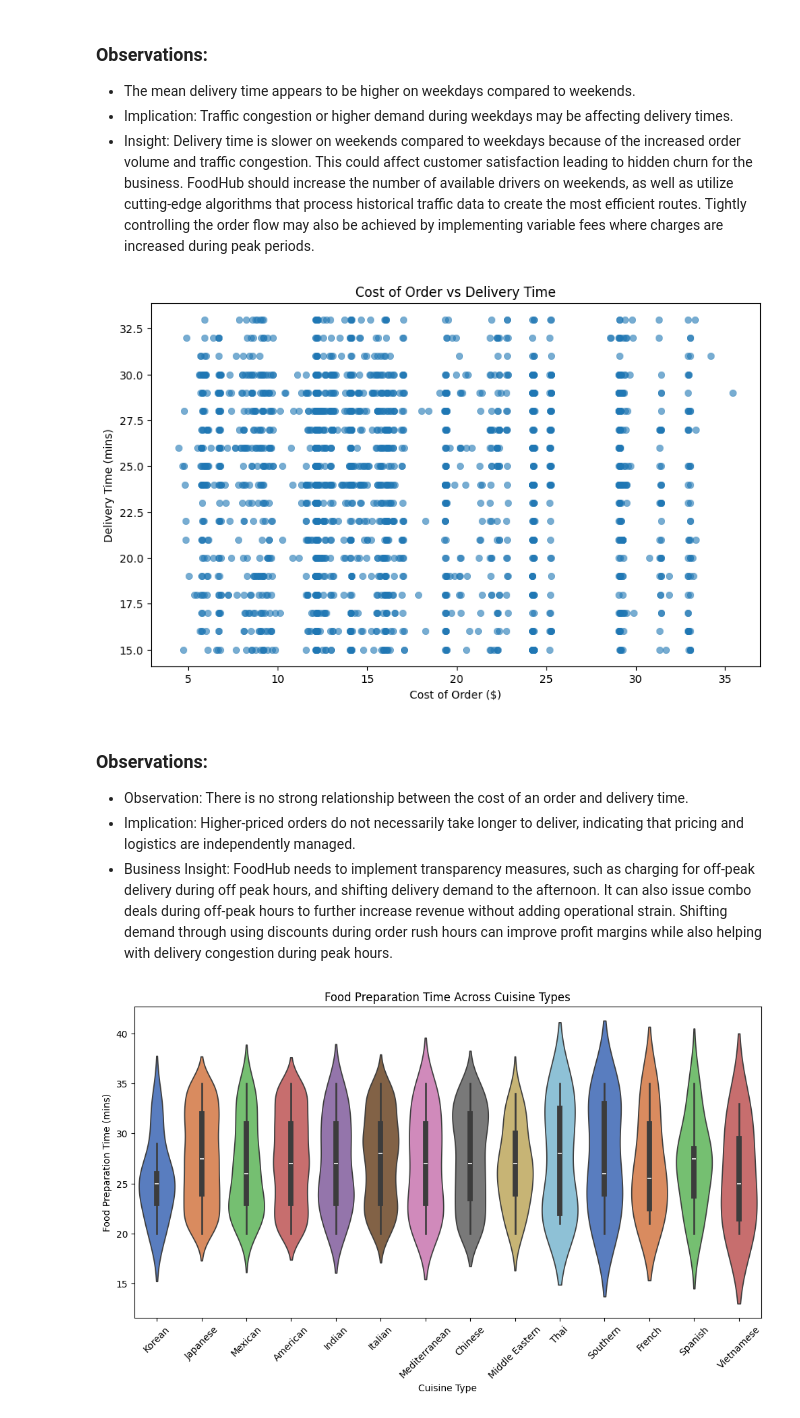
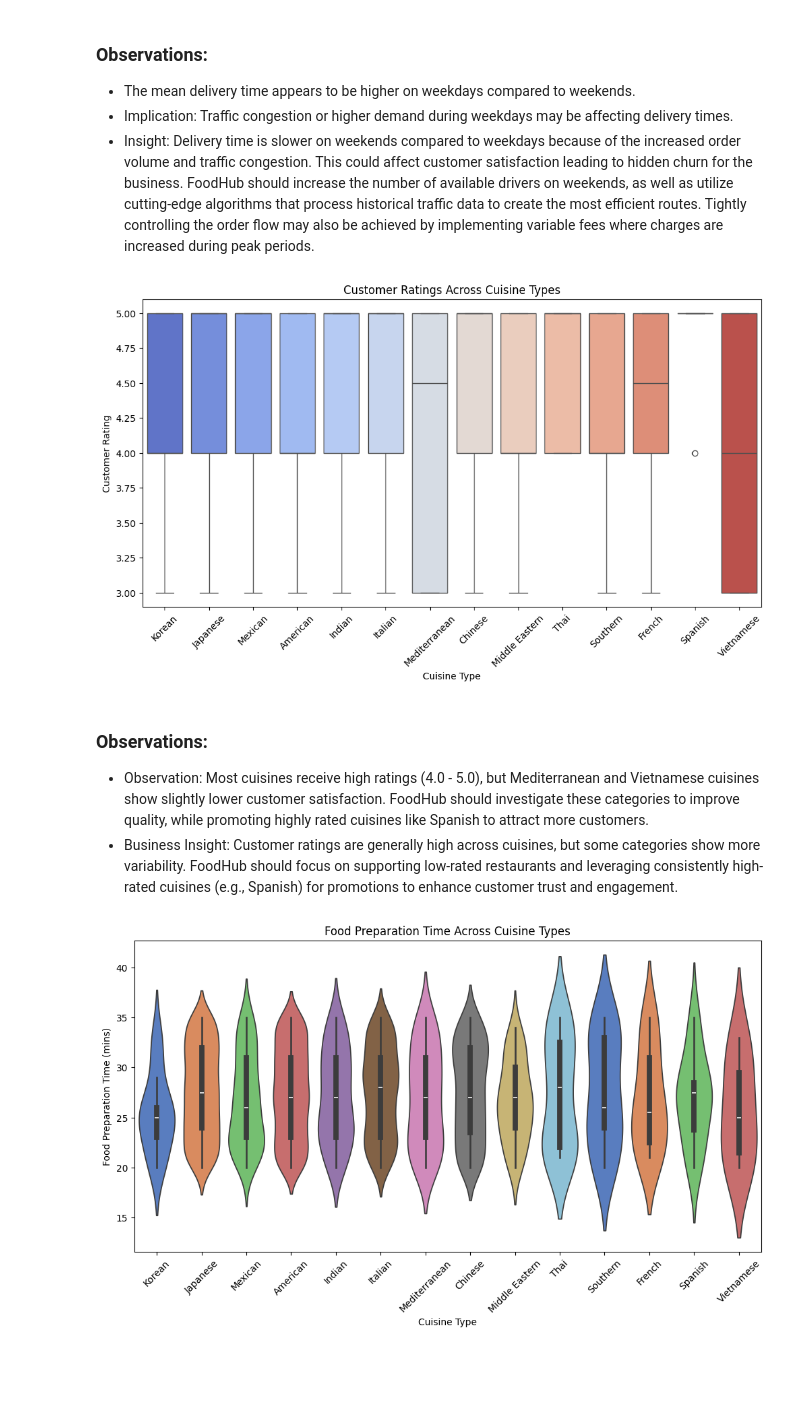
Before and after one commit to touro3/FoodHub-MITDS, a Jupyter notebook: FDS_Project_LearnerNotebook_FullCode.ipynb, the cells around one changed output. Cells and saved outputs as stored; diff of their text form; code cells hidden in the pictures; blank space fills up the shorter version.

Commit message:
final improvements

```diff
--- a/FDS_Project_LearnerNotebook_FullCode.ipynb
+++ b/FDS_Project_LearnerNotebook_FullCode.ipynb
@@ -466,22 +466,22 @@ plt.show()
 - The mean delivery time appears to be higher on weekdays compared to weekends.
 - Implication: Traffic congestion or higher demand during weekdays may be affecting delivery times.
 - Insight: Delivery time is slower on weekends compared to weekdays because of the increased order volume and traffic congestion. This could affect customer satisfaction leading to hidden churn for the business. FoodHub should increase the number of available drivers on weekends, as well as utilize cutting-edge algorithms that process historical traffic data to create the most efficient routes. Tightly controlling the order flow may also be achieved by implementing variable fees where charges are increased during peak periods.
-# %%
-# Scatterplot of cost of order vs delivery time
-plt.figure(figsize=(10, 6))
-sns.scatterplot(data=df, x="cost_of_the_order", y="delivery_time", alpha=0.6, edgecolor=None)
-plt.title("Cost of Order vs Delivery Time")
-plt.xlabel("Cost of Order ($)")
-plt.ylabel("Delivery Time (mins)")
-plt.show()
-# %% [output]
-[figure, removed]
-# %% [markdown]
-### Observations:
-
-- Observation: There is no strong relationship between the cost of an order and delivery time.
-- Implication: Higher-priced orders do not necessarily take longer to deliver, indicating that pricing and logistics are independently managed.
-- Business Insight: FoodHub needs to implement transparency measures, such as charging for off-peak delivery during off peak hours, and shifting delivery demand to the afternoon. It can also issue combo deals during off-peak hours to further increase revenue without adding operational strain. Shifting demand through using discounts during order rush hours can improve profit margins while also helping with delivery congestion during peak hours.
+# %%
+# Boxplot of Customer Ratings Across Cuisine Types
+plt.figure(figsize=(12, 6))
+sns.boxplot(data=df, x="cuisine_type", y="rating", hue=df["cuisine_type"], palette="coolwarm", legend=False)
+plt.xticks(rotation=45)
+plt.title("Customer Ratings Across Cuisine Types")
+plt.xlabel("Cuisine Type")
+plt.ylabel("Customer Rating")
+plt.show()
+# %% [output]
+[figure, added]
+# %% [markdown]
+### Observations:
+
+- Observation: Most cuisines receive high ratings (4.0 - 5.0), but Mediterranean and Vietnamese cuisines show slightly lower customer satisfaction. FoodHub should investigate these categories to improve quality, while promoting highly rated cuisines like Spanish to attract more customers.
+- Business Insight: Customer ratings are generally high across cuisines, but some categories show more variability. FoodHub should focus on supporting low-rated restaurants and leveraging consistently high-rated cuisines (e.g., Spanish) for promotions to enhance customer trust and engagement.
 # %%
 # Violin plot of food preparation time across cuisine types
 plt.figure(figsize=(12, 6))
```
Also changed, not shown: parts of 4 cells of this notebook, 1 other file.
